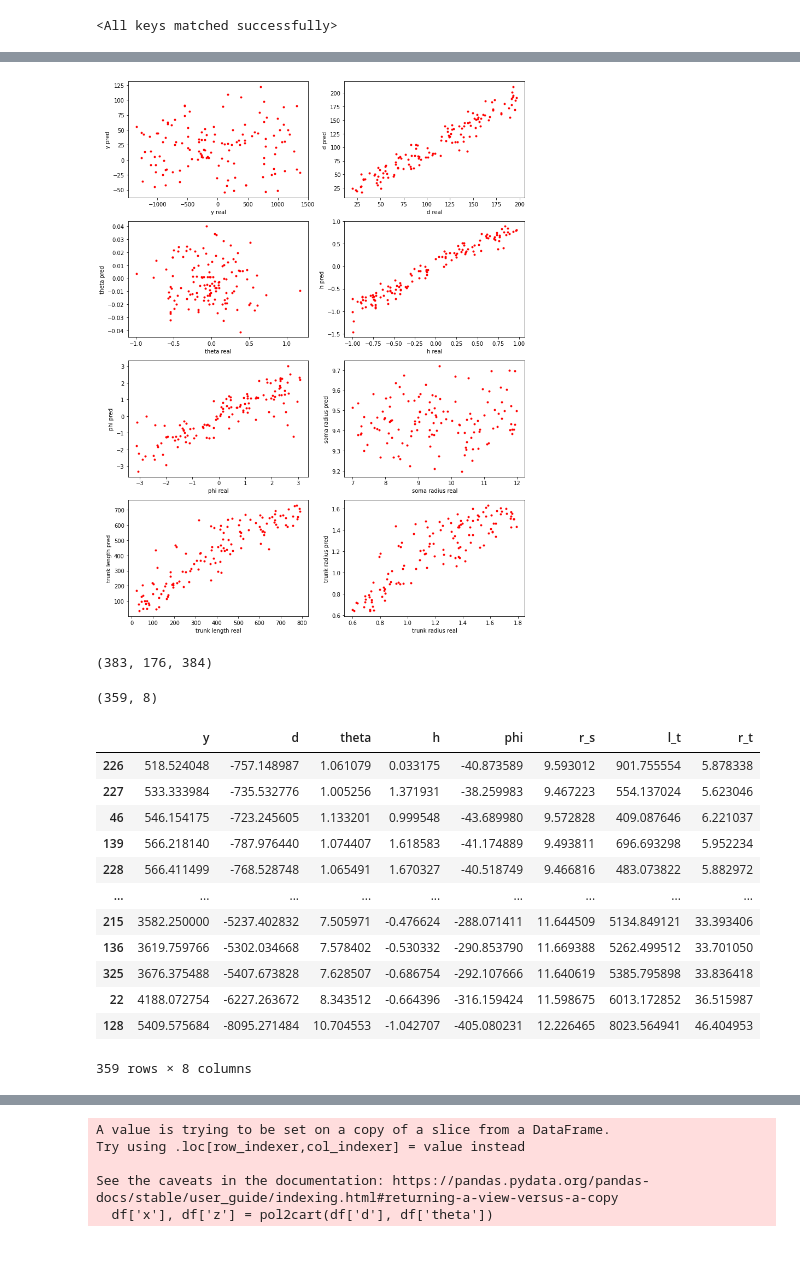
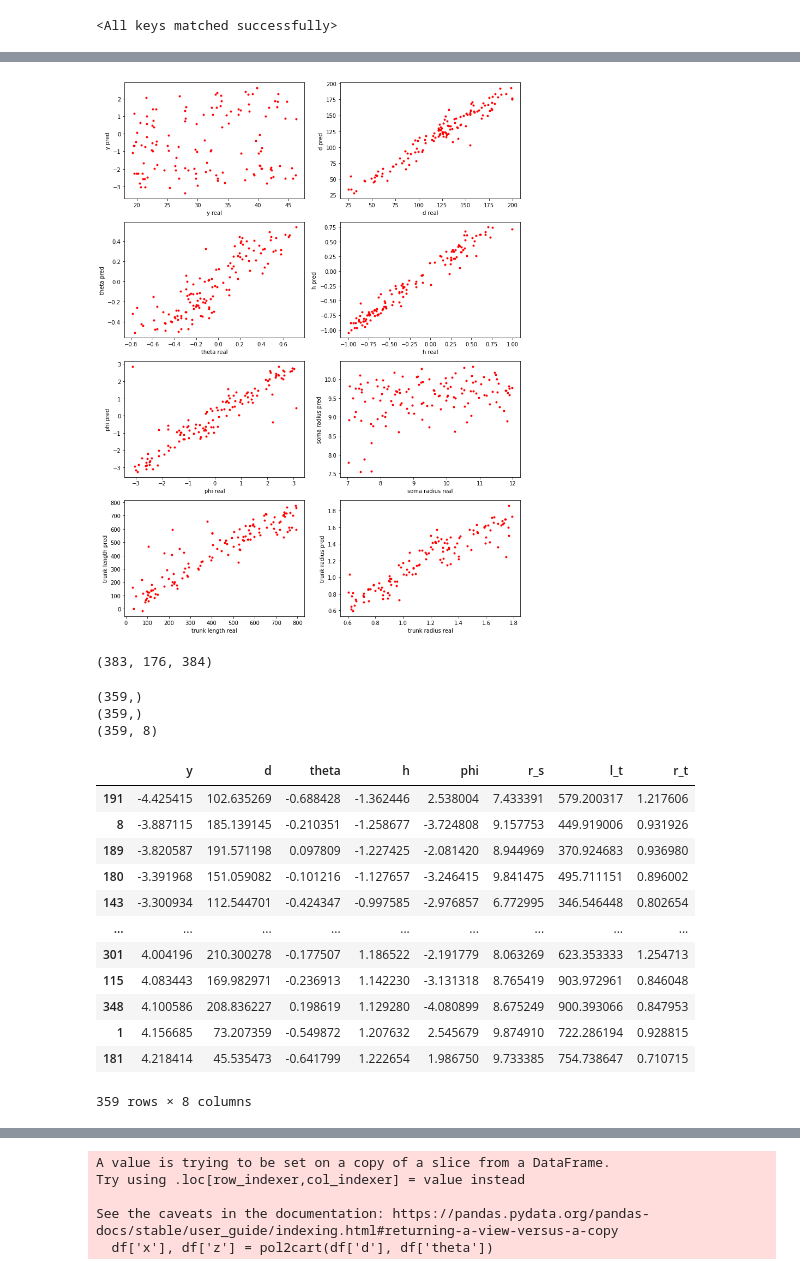
Before and after one commit to chenziao/Stylized-Cell-Inference, a Jupyter notebook: stylized_cell_FCN.ipynb, the cells around one changed output, grey strips where cells are left out. Drawn from its saved outputs; the diff is of its cells as text; code cells hidden in the pictures.

```diff
--- a/stylized_cell_FCN.ipynb
+++ b/stylized_cell_FCN.ipynb
@@ -31,7 +31,7 @@ from cell_inference.utils.feature_extractors.parameterprediction import Classifi
 # %%
 import json
 
-CONFIG_PATH = os.path.join('cell_inference/resources/simulation_data/1000s_y1Loc2Alt_Ori2_Geo3_params/config1.json')
+CONFIG_PATH = os.path.join('cell_inference/resources/simulation_data/1000s_y1Loc2Alt_Ori2_Geo3_params/config0.json')
 
 with open(CONFIG_PATH, 'r') as f:
     config = json.load(f)
@@ -39,6 +39,7 @@ with open(CONFIG_PATH, 'r') as f:
 inference_list = config['Trial_Parameters']['inference_list']
 ranges = config['Simulation_Parameters']['loc_param_range']
 ranges.update(config['Simulation_Parameters']['geo_param_range'])
+ranges['y'] = [-100, 100]
 feature_range = (-1, 1)
 
 print(inference_list)
@@ -47,12 +48,19 @@ print(ranges)
 DATA_PATH = 'cell_inference/resources/simulation_data'
 TRIAL_PATH = os.path.join(DATA_PATH, '1000s_y1Loc2Alt_Ori2_Geo3_params')
 
-LFP_PATH = os.path.join(TRIAL_PATH, 'summ_stats1.npz')  # LFP and labels
+LFP_PATH = os.path.join(TRIAL_PATH, 'summ_stats0.npz')  # LFP and labels
 
 summ_stats   = np.load(LFP_PATH)['x']
 labels = np.load(LFP_PATH)['y']
 
+labels[:,0] = np.load(LFP_PATH)['ys']
+
 df_la = pd.DataFrame(labels, columns=inference_list).sort_values(by='y')
-display(df_la)
+# display(df_la)
+df_bet_la = df_la[df_la['y'].between(-100, 100)].index.values
+
+labels = labels[df_bet_la,:]
+summ_stats = summ_stats[df_bet_la,:]
+display(df_la[df_la['y'].between(-100, 100)])
 # %% [output]
 ['y', 'd', 'theta', 'h', 'phi', 'r_s', 'l_t', 'r_t']
@@ -104,7 +154,7 @@ import torch
 
 
 model = FullyConnectedNetwork(in_features=40, out_features=8)
-PATH = 'cell_inference/resources/simulation_data/1000s_y1Loc2Alt_Ori2_Geo3_params/model.pth'
+PATH = 'cell_inference/resources/simulation_data/1000s_y1Loc2Alt_Ori2_Geo3_params/batch32_model.pth'
 model.load_state_dict(torch.load(PATH))
 # %% [output]
 <All keys matched successfully>
@@ -203,7 +283,7 @@ ax_lt.set_ylabel('trunk radius pred')
 
 plt.show()
 # %% [output]
-[figure, old version]
+[figure, new version]
 # %%
 from cell_inference.utils.feature_extractors.SummaryStats2D import get_y_window
 from tqdm.notebook import tqdm
@@ -219,15 +299,9 @@ with h5py.File(INVIVO_PATH, "r") as f:
 
 t = np.arange(d.shape[0])
 
+scaler = 7720.0
 
-
-filt_b, filt_a = signal.butter(params.BUTTERWORTH_ORDER,
-                                       params.FILTER_CRITICAL_FREQUENCY,
-                                       params.BANDFILTER_TYPE,
-                                       fs=params.FILTER_SAMPLING_RATE)
-
-# filtered_lfp = signal.lfilter(filt_b, filt_a, d, axis=1)  # filter along time axis
-filtered_lfp = d
+filtered_lfp = np.divide(d, scaler)
 
 pk_tr_idx_in_window = 16  # 16*0.025=0.4 ms
 lfp_list = []
@@ -263,47 +337,53 @@ y_pos = np.stack(y_pos, axis=0)
 # %% [output]
 (383, 176, 384)
 # %%
-y_pos = y_pos.reshape((-1, 1))
+y_pos = y_pos.reshape((-1,))
+print(y_pos.shape)
 
 np.set_printoptions(suppress=True)
 
 model.eval()
 summ_stats = torch.Tensor(summ_stats)
 summ_stats_tensor = summ_stats.to(device)
 pred = model(summ_stats_tensor)
 pred = pred.to("cpu").detach().numpy()
 
-pred[:,0] = y_pos - pred[:, 0]
+print(pred[:, 0].shape)
+
+# pred[:,0] = y_pos - pred[:, 0]
 
 print(pred.shape)
 
 if True:
     for i in range(pred.shape[1]):
         old_pred = pred[:,i]
         label_name = inference_list[i]
         min_max_range = ranges[label_name]
         org_pred = (((old_pred - feature_range[0]) / (feature_range[1] - feature_range[0]))
                     * (min_max_range[1] - min_max_range[0]) + min_max_range[0])
         pred[:,i] = org_pred
 
 
 y_pred = pred
 df = pd.DataFrame(y_pred, columns=inference_list).sort_values(by='y')
+# df = df[df['y'].between(-700,700)]
 display(df)
 # %% [output]
+(359,)
+(359,)
 (359, 8)
 |  | y | d | theta | h | phi | r_s | l_t | r_t |
-| 226 | 518.524048 | -757.148987 | 1.061079 | 0.033175 | -40.873589 | 9.593012 | 901.755554 | 5.878338 |
-| 227 | 533.333984 | -735.532776 | 1.005256 | 1.371931 | -38.259983 | 9.467223 | 554.137024 | 5.623046 |
-| 46 | 546.154175 | -723.245605 | 1.133201 | 0.999548 | -43.689980 | 9.572828 | 409.087646 | 6.221037 |
-| 139 | 566.218140 | -787.976440 | 1.074407 | 1.618583 | -41.174889 | 9.493811 | 696.693298 | 5.952234 |
-| 228 | 566.411499 | -768.528748 | 1.065491 | 1.670327 | -40.518749 | 9.466816 | 483.073822 | 5.882972 |
+| 191 | -4.425415 | 102.635269 | -0.688428 | -1.362446 | 2.538004 | 7.433391 | 579.200317 | 1.217606 |
+| 8 | -3.887115 | 185.139145 | -0.210351 | -1.258677 | -3.724808 | 9.157753 | 449.919006 | 0.931926 |
+| 189 | -3.820587 | 191.571198 | 0.097809 | -1.227425 | -2.081420 | 8.944969 | 370.924683 | 0.936980 |
+| 180 | -3.391968 | 151.059082 | -0.101216 | -1.127657 | -3.246415 | 9.841475 | 495.711151 | 0.896002 |
+| 143 | -3.300934 | 112.544701 | -0.424347 | -0.997585 | -2.976857 | 6.772995 | 346.546448 | 0.802654 |
 | ... | ... | ... | ... | ... | ... | ... | ... | ... |
-| 215 | 3582.250000 | -5237.402832 | 7.505971 | -0.476624 | -288.071411 | 11.644509 | 5134.849121 | 33.393406 |
-| 136 | 3619.759766 | -5302.034668 | 7.578402 | -0.530332 | -290.853790 | 11.669388 | 5262.499512 | 33.701050 |
-| 325 | 3676.375488 | -5407.673828 | 7.628507 | -0.686754 | -292.107666 | 11.640619 | 5385.795898 | 33.836418 |
-| 22 | 4188.072754 | -6227.263672 | 8.343512 | -0.664396 | -316.159424 | 11.598675 | 6013.172852 | 36.515987 |
-| 128 | 5409.575684 | -8095.271484 | 10.704553 | -1.042707 | -405.080231 | 12.226465 | 8023.564941 | 46.404953 |
+| 301 | 4.004196 | 210.300278 | -0.177507 | 1.186522 | -2.191779 | 8.063269 | 623.353333 | 1.254713 |
+| 115 | 4.083443 | 169.982971 | -0.236913 | 1.142230 | -3.131318 | 8.765419 | 903.972961 | 0.846048 |
+| 348 | 4.100586 | 208.836227 | 0.198619 | 1.129280 | -4.080899 | 8.675249 | 900.393066 | 0.847953 |
+| 1 | 4.156685 | 73.207359 | -0.549872 | 1.207632 | 2.545679 | 9.874910 | 722.286194 | 0.928815 |
+| 181 | 4.218414 | 45.535473 | -0.641799 | 1.222654 | 1.986750 | 9.733385 | 754.738647 | 0.710715 |
 359 rows × 8 columns
 # %%
 with pd.option_context('display.max_rows', None, 'display.max_columns', None):  # more options can be specified also
```
Also changed, not shown: parts of 7 cells of this notebook, 4 other files.
